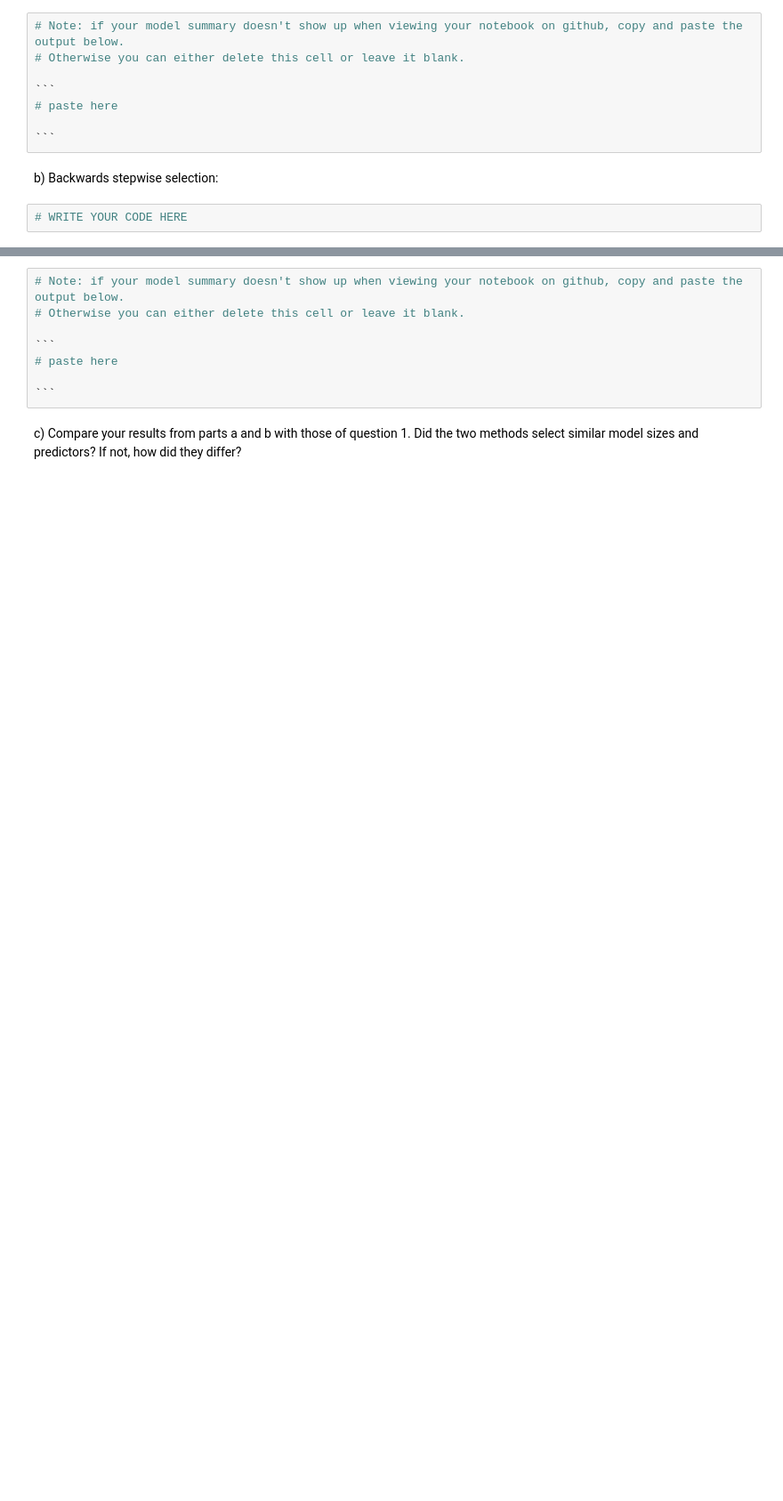
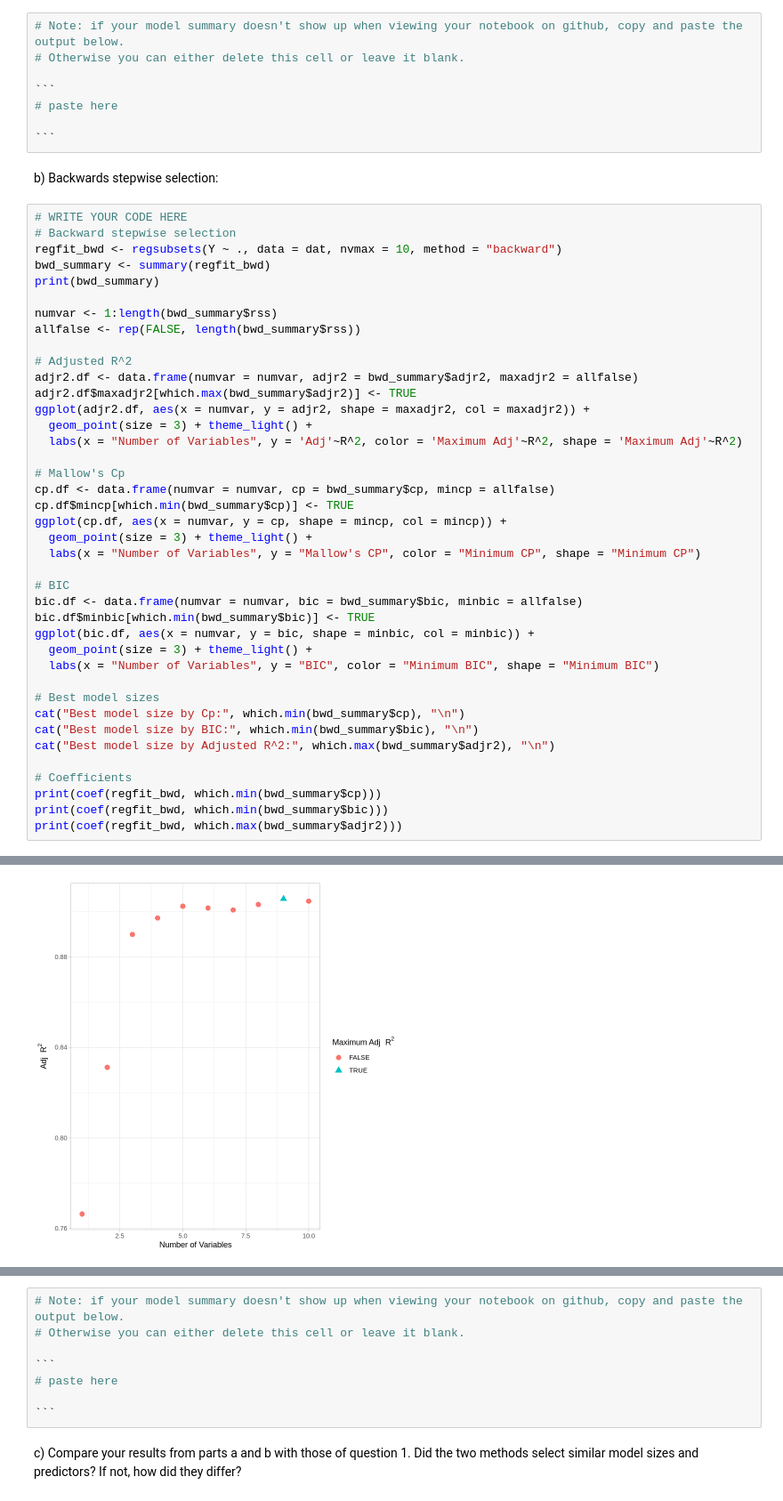
Before and after one commit to tinawanggg/Wang_DSPN_S26, a Jupyter notebook: book/exercises/16_selecting-the-best-model.ipynb, the cells around one changed output, grey strips where cells are left out. Shown at 89% size. Saved outputs shown, nothing was run; the diff lists cells and outputs as text; blank space fills up the shorter version.

````diff
--- a/book/exercises/16_selecting-the-best-model.ipynb
+++ b/book/exercises/16_selecting-the-best-model.ipynb
@@ -97,5 +217,44 @@ a) Forward stepwise selection:
 ```
 # %% [markdown]
 b) Backwards stepwise selection:
-# %%
-# WRITE YOUR CODE HERE
+# %%
+# WRITE YOUR CODE HERE
+# Backward stepwise selection
+regfit_bwd <- regsubsets(Y ~ ., data = dat, nvmax = 10, method = "backward")
+bwd_summary <- summary(regfit_bwd)
+print(bwd_summary)
+
+numvar <- 1:length(bwd_summary$rss)
+allfalse <- rep(FALSE, length(bwd_summary$rss))
+
+# Adjusted R^2
+adjr2.df <- data.frame(numvar = numvar, adjr2 = bwd_summary$adjr2, maxadjr2 = allfalse)
+adjr2.df$maxadjr2[which.max(bwd_summary$adjr2)] <- TRUE
+ggplot(adjr2.df, aes(x = numvar, y = adjr2, shape = maxadjr2, col = maxadjr2)) +
+  geom_point(size = 3) + theme_light() +
+  labs(x = "Number of Variables", y = 'Adj'~R^2, color = 'Maximum Adj'~R^2, shape = 'Maximum Adj'~R^2)
+
+# Mallow's Cp
+cp.df <- data.frame(numvar = numvar, cp = bwd_summary$cp, mincp = allfalse)
+cp.df$mincp[which.min(bwd_summary$cp)] <- TRUE
+ggplot(cp.df, aes(x = numvar, y = cp, shape = mincp, col = mincp)) +
+  geom_point(size = 3) + theme_light() +
+  labs(x = "Number of Variables", y = "Mallow's CP", color = "Minimum CP", shape = "Minimum CP")
+
+# BIC
+bic.df <- data.frame(numvar = numvar, bic = bwd_summary$bic, minbic = allfalse)
+bic.df$minbic[which.min(bwd_summary$bic)] <- TRUE
+ggplot(bic.df, aes(x = numvar, y = bic, shape = minbic, col = minbic)) +
+  geom_point(size = 3) + theme_light() +
+  labs(x = "Number of Variables", y = "BIC", color = "Minimum BIC", shape = "Minimum BIC")
+
+# Best model sizes
+cat("Best model size by Cp:", which.min(bwd_summary$cp), "\n")
+cat("Best model size by BIC:", which.min(bwd_summary$bic), "\n")
+cat("Best model size by Adjusted R^2:", which.max(bwd_summary$adjr2), "\n")
+
+# Coefficients
+print(coef(regfit_bwd, which.min(bwd_summary$cp)))
+print(coef(regfit_bwd, which.min(bwd_summary$bic)))
+print(coef(regfit_bwd, which.max(bwd_summary$adjr2)))
+# %% [output]
@@ -101,0 +278 @@ b) Backwards stepwise selection:
+[figure, added]
````
Also changed, not shown: parts of 17 cells of this notebook.
